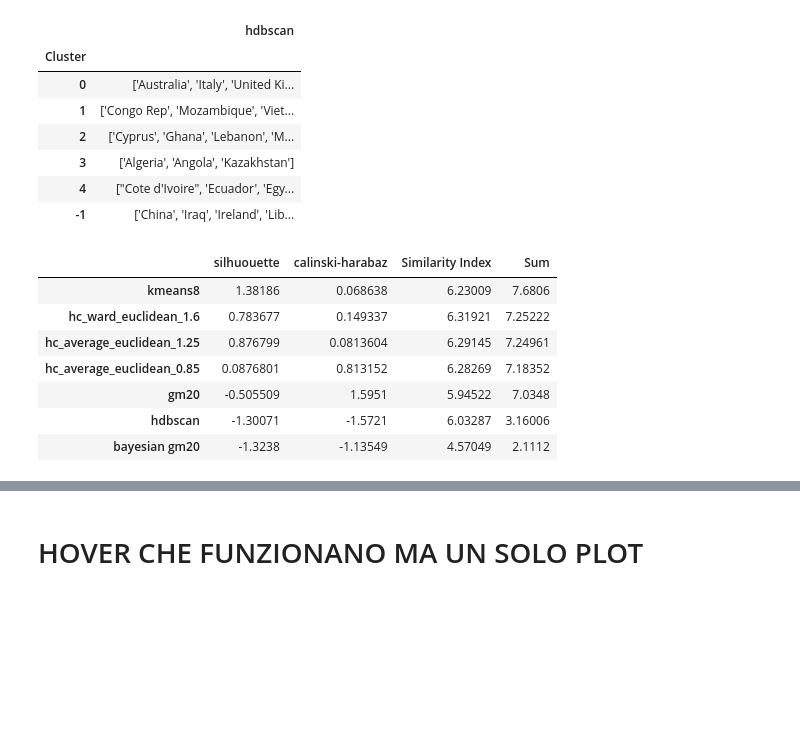
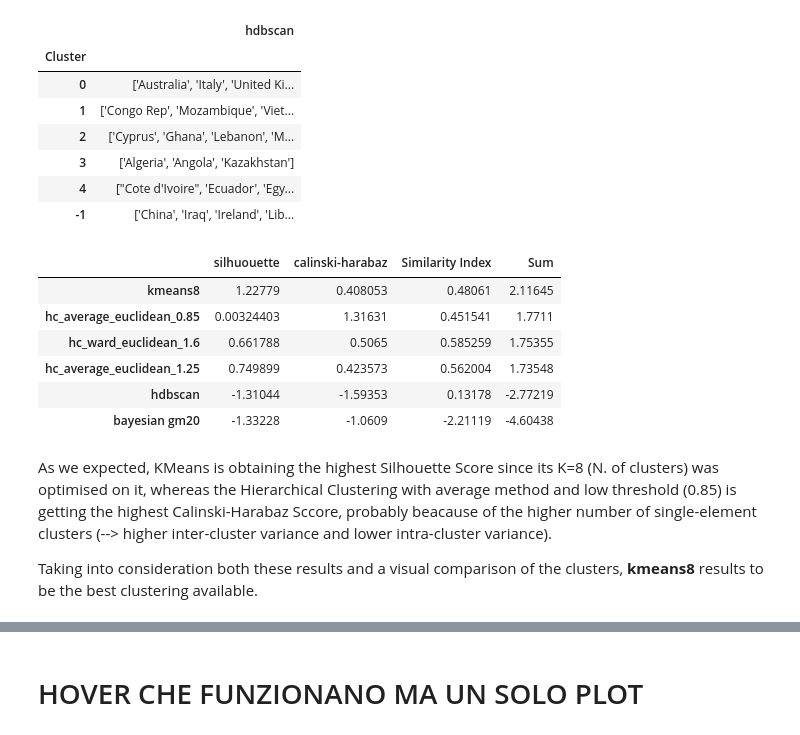
Before and after one commit to WolfLo/clustering-economies, a Jupyter notebook: clustering_countries.ipynb, the cells around one changed output, grey strips where cells are left out. Cells and saved outputs as stored; diff of their text form; code cells hidden in the pictures; blank space fills up the shorter version.

Commit message:
notes on scores

```diff
--- a/clustering_countries.ipynb
+++ b/clustering_countries.ipynb
@@ -384,34 +382,37 @@ display_html(styler[0]._repr_html_() + styler[1]._repr_html_() + styler[2]._repr
 # %%
 from collections import defaultdict
 from sklearn import metrics
 
 # calculate similarity index
 sim = data.clustering_similarities()
-sim_index = sim.sum()
+sim_index = sim.sum().sort_index()
 
 # Calculate scores to evaluate the different clustering methods
 y_true = data.clusterings_labels['kmeans8']
 scores = defaultdict()
 for k in sorted(data.clusterings_labels.keys()):
     silh = metrics.silhouette_score(data.df, data.clusterings_labels[k], metric='euclidean')
     db = metrics.calinski_harabaz_score(data.df, data.clusterings_labels[k])
     scores[k] = [silh, db]
 
 # Create dataset with the scores
-df_scores = pd.DataFrame.from_dict(scores, orient='index', columns=['silhuouette', 'calinski-harabaz'])
+df_scores = pd.DataFrame.from_dict(scores, orient='index', columns=['silhuouette', 'calinski-harabaz']).sort_index()
 df_scores.iloc[:, 0] = scale(df_scores)[:, 0]
 df_scores.iloc[:, 1] = scale(df_scores)[:, 1]
-df_scores['Similarity Index'] = sim_index
+df_scores['Similarity Index'] = scale(sim_index.sort_index())
 df_scores['Sum'] = df_scores.sum(axis=1)
 
 df_scores.sort_values(by='Sum', ascending=False).style.apply(highlight_max)
 # %% [output]
 |  | silhuouette | calinski-harabaz | Similarity Index | Sum |
-| kmeans8 | 1.38186 | 0.068638 | 6.23009 | 7.6806 |
-| hc_ward_euclidean_1.6 | 0.783677 | 0.149337 | 6.31921 | 7.25222 |
-| hc_average_euclidean_1.25 | 0.876799 | 0.0813604 | 6.29145 | 7.24961 |
-| hc_average_euclidean_0.85 | 0.0876801 | 0.813152 | 6.28269 | 7.18352 |
-| gm20 | -0.505509 | 1.5951 | 5.94522 | 7.0348 |
-| hdbscan | -1.30071 | -1.5721 | 6.03287 | 3.16006 |
-| bayesian gm20 | -1.3238 | -1.13549 | 4.57049 | 2.1112 |
+| kmeans8 | 1.22779 | 0.408053 | 0.48061 | 2.11645 |
+| hc_average_euclidean_0.85 | 0.00324403 | 1.31631 | 0.451541 | 1.7711 |
+| hc_ward_euclidean_1.6 | 0.661788 | 0.5065 | 0.585259 | 1.75355 |
+| hc_average_euclidean_1.25 | 0.749899 | 0.423573 | 0.562004 | 1.73548 |
+| hdbscan | -1.31044 | -1.59353 | 0.13178 | -2.77219 |
+| bayesian gm20 | -1.33228 | -1.0609 | -2.21119 | -4.60438 |
+# %% [markdown]
+As we expected, KMeans is obtaining the highest Silhouette Score since its K=8 (N. of clusters) was optimised on it, whereas the Hierarchical Clustering with average method and low threshold (0.85) is getting the highest Calinski-Harabaz Sccore, probably beacause of the higher number of single-element clusters (--> higher inter-cluster variance and lower intra-cluster variance).
+
+Taking into consideration both these results and a visual comparison of the clusters, **kmeans8** results to be the best clustering available.
 # %% [markdown]
```
Also changed, not shown: parts of 3 cells of this notebook, 1 other file.
